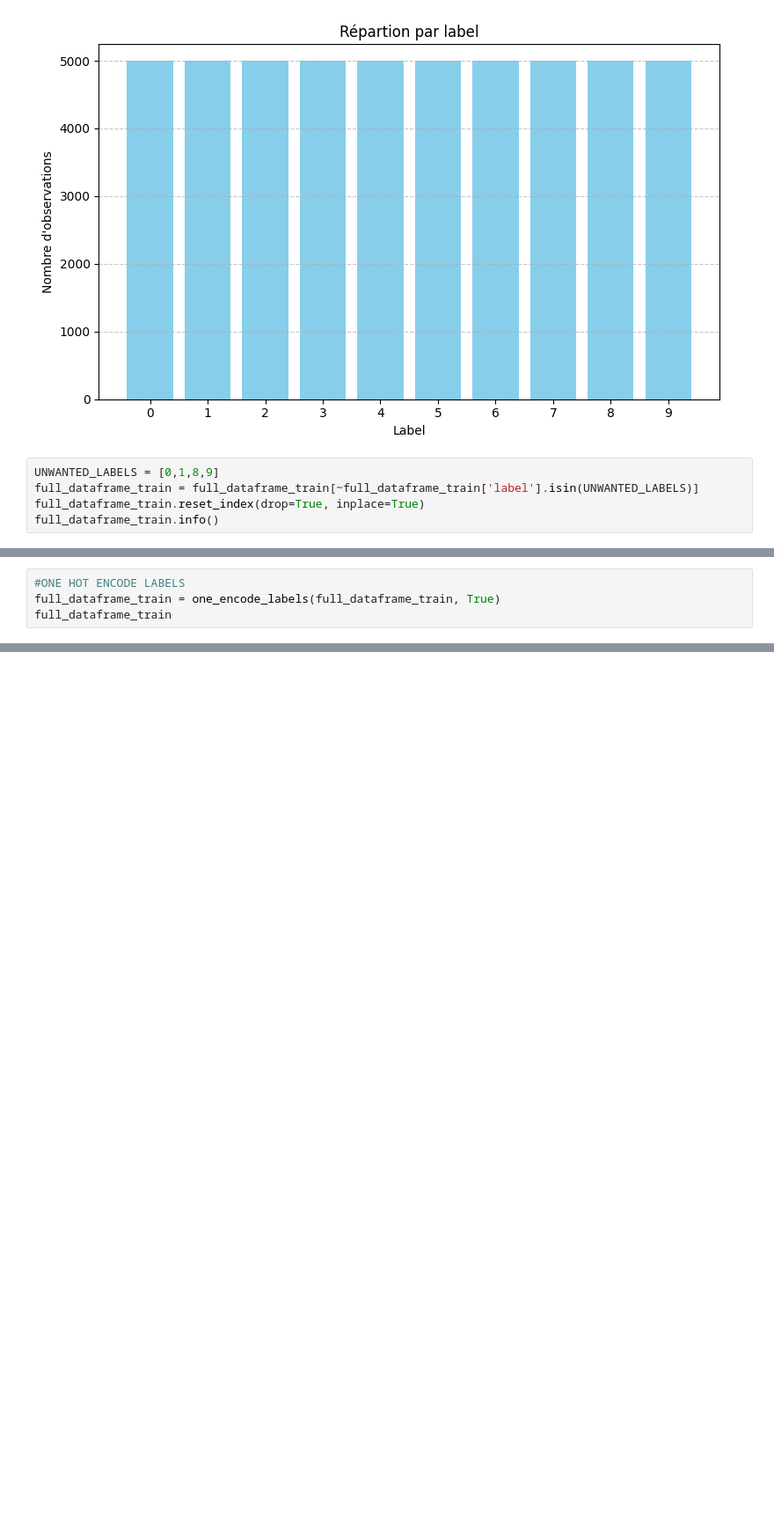
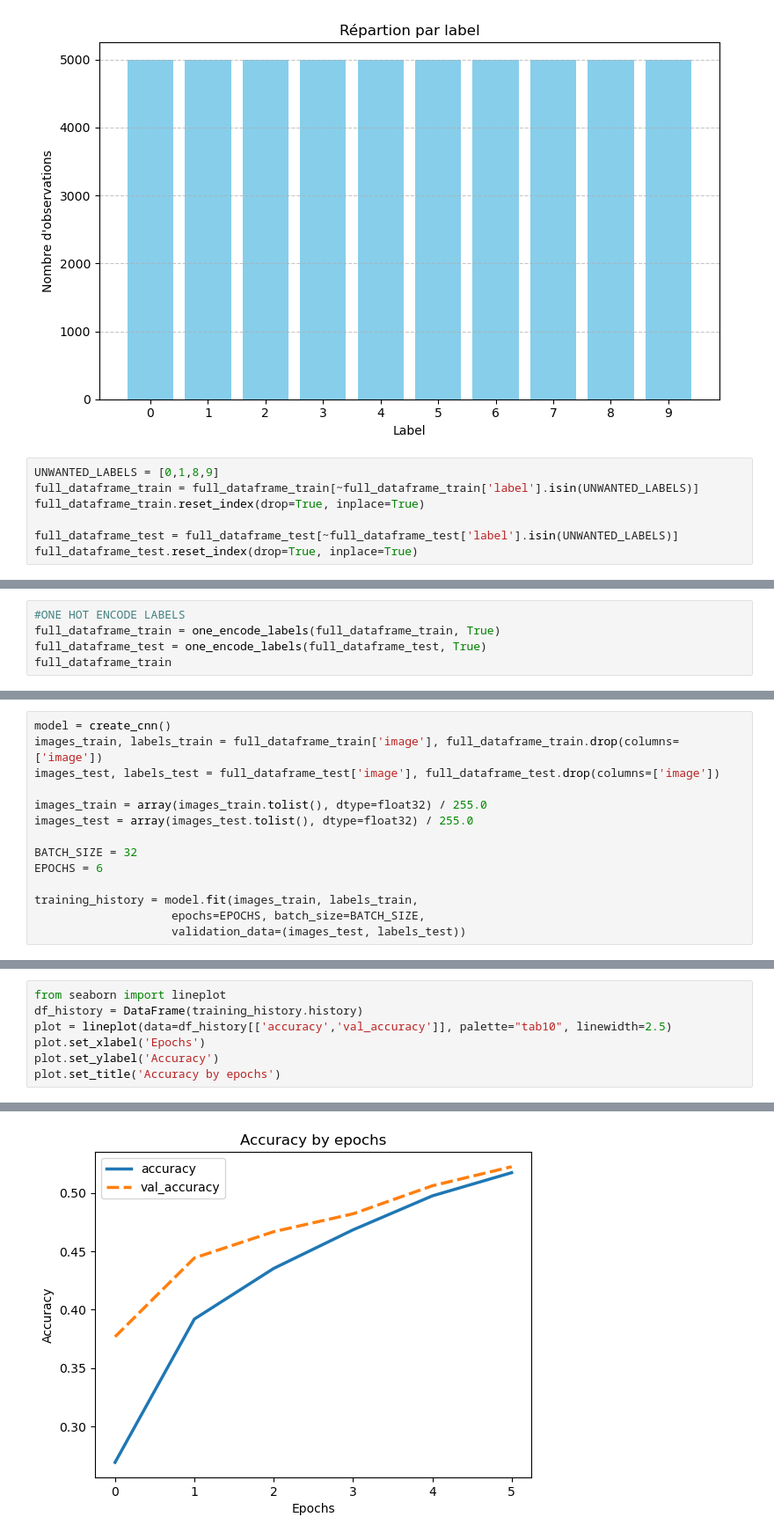
Before and after one commit to hugo-andriamaromanana/neuralzoo, a Jupyter notebook: neuralzoo/notebook/exploratory.ipynb, the cells around one changed output, grey strips where cells are left out. Shown: that part at 88% size. Saved outputs shown, nothing was run; the diff lists cells and outputs as text; blank space fills up the shorter version.

Commit message:
:feat: cnn model

```diff
--- a/neuralzoo/notebook/exploratory.ipynb
+++ b/neuralzoo/notebook/exploratory.ipynb
@@ -52,4 +60,6 @@ dataframe_per_labels(full_dataframe_train)
 UNWANTED_LABELS = [0,1,8,9]
 full_dataframe_train = full_dataframe_train[~full_dataframe_train['label'].isin(UNWANTED_LABELS)]
 full_dataframe_train.reset_index(drop=True, inplace=True)
-full_dataframe_train.info()
+
+full_dataframe_test = full_dataframe_test[~full_dataframe_test['label'].isin(UNWANTED_LABELS)]
+full_dataframe_test.reset_index(drop=True, inplace=True)
@@ -77,5 +77,6 @@ Image 5 type: <class 'numpy.ndarray'>, shape: (32, 32, 3)
 # %%
 #ONE HOT ENCODE LABELS
 full_dataframe_train = one_encode_labels(full_dataframe_train, True)
+full_dataframe_test = one_encode_labels(full_dataframe_test, True)
 full_dataframe_train
 # %% [output]
@@ -108,0 +96,14 @@ full_dataframe_train
+# %%
+model = create_cnn()
+images_train, labels_train = full_dataframe_train['image'], full_dataframe_train.drop(columns=['image'])
+images_test, labels_test = full_dataframe_test['image'], full_dataframe_test.drop(columns=['image'])
+
+images_train = array(images_train.tolist(), dtype=float32) / 255.0
+images_test = array(images_test.tolist(), dtype=float32) / 255.0
+
+BATCH_SIZE = 32
+EPOCHS = 6
+
+training_history = model.fit(images_train, labels_train,
+                	epochs=EPOCHS, batch_size=BATCH_SIZE,
+                	validation_data=(images_test, labels_test))
@@ -108,0 +143,8 @@ full_dataframe_train
+# %%
+from seaborn import lineplot
+df_history = DataFrame(training_history.history)
+plot = lineplot(data=df_history[['accuracy','val_accuracy']], palette="tab10", linewidth=2.5)
+plot.set_xlabel('Epochs')
+plot.set_ylabel('Accuracy')
+plot.set_title('Accuracy by epochs')
+# %% [output]
@@ -108,0 +152 @@ full_dataframe_train
+[figure, added]
```
Also changed, not shown: parts of 15 cells of this notebook, 11 other files.
